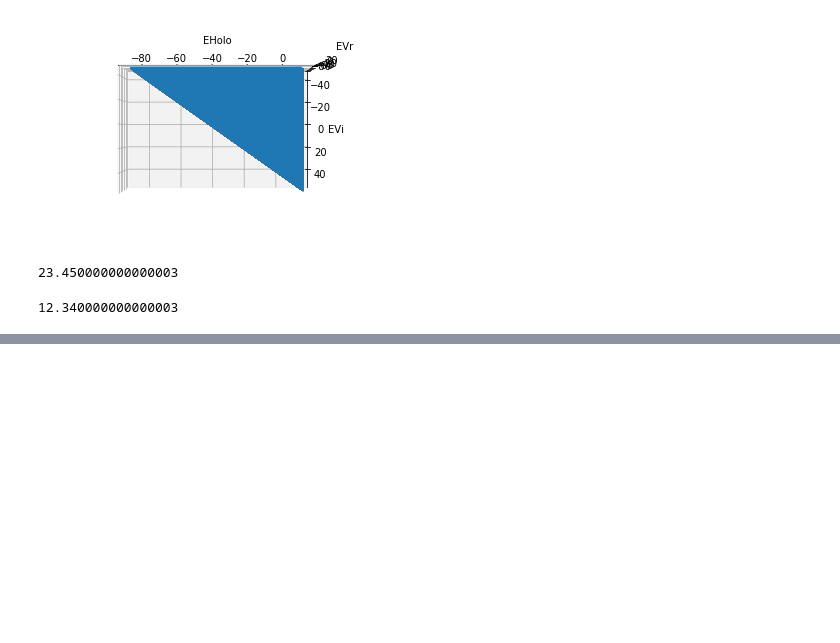
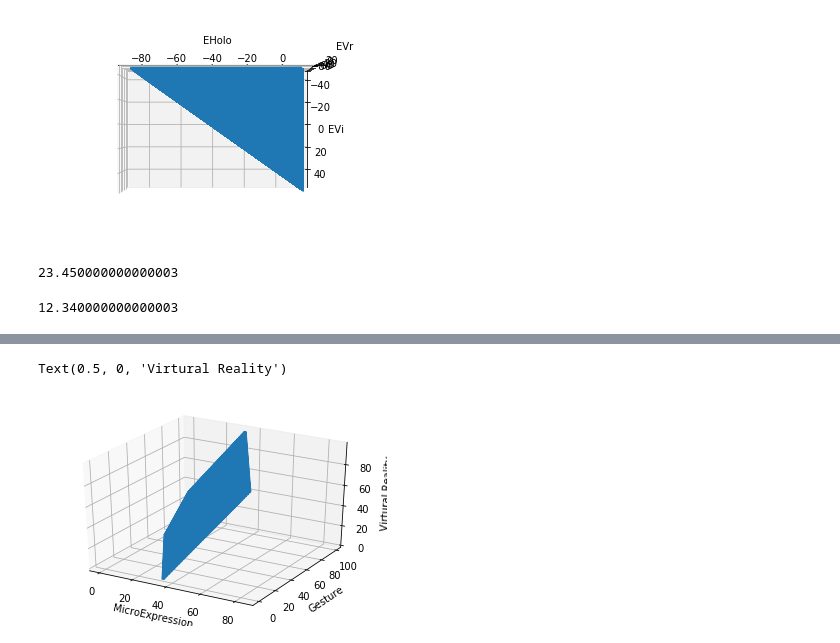
Before and after one commit to wuxiaohua1011/cac_experiment, a Jupyter notebook: CAC Experiment.ipynb, the cells around one changed output, grey strips where cells are left out. Cells and saved outputs as stored; diff of their text form; code cells hidden in the pictures; blank space fills up the shorter version.

```diff
--- a/CAC Experiment.ipynb
+++ b/CAC Experiment.ipynb
@@ -144,0 +181,25 @@ Text(0.5, 1.0, 'Effect of headpose in Hologram')
+# %%
+import numpy as np
+import matplotlib.pyplot as plt
+from mpl_toolkits import mplot3d
+# Equation => 69.28 = 2*M + G - S_VR + Svi
+# Assuming Svi = 0, then we have 69.28 = 2*M + G - S_VR
+M = []
+G = []
+S_VR = []
+for m in range(0,100):
+    for g in range(0,100):
+        for s_vr in range(100):
+            if(2 * m + g - s_vr <= 70 and 2 * m + g - s_vr >= 68):
+                M.append(m)
+                G.append(g)
+                S_VR.append(s_vr)
+fig = plt.figure()
+ax = fig.add_subplot(111, projection='3d')
+ax.plot(M,G,S_VR)
+ax.set_xlabel("MicroExpression")
+ax.set_ylabel("Gesture")
+ax.set_zlabel("Virtural Reality")
+# %% [output]
+Text(0.5, 0, 'Virtural Reality')
+[figure, added]
```
Also changed, not shown: parts of 3 cells of this notebook, 3 other files.
